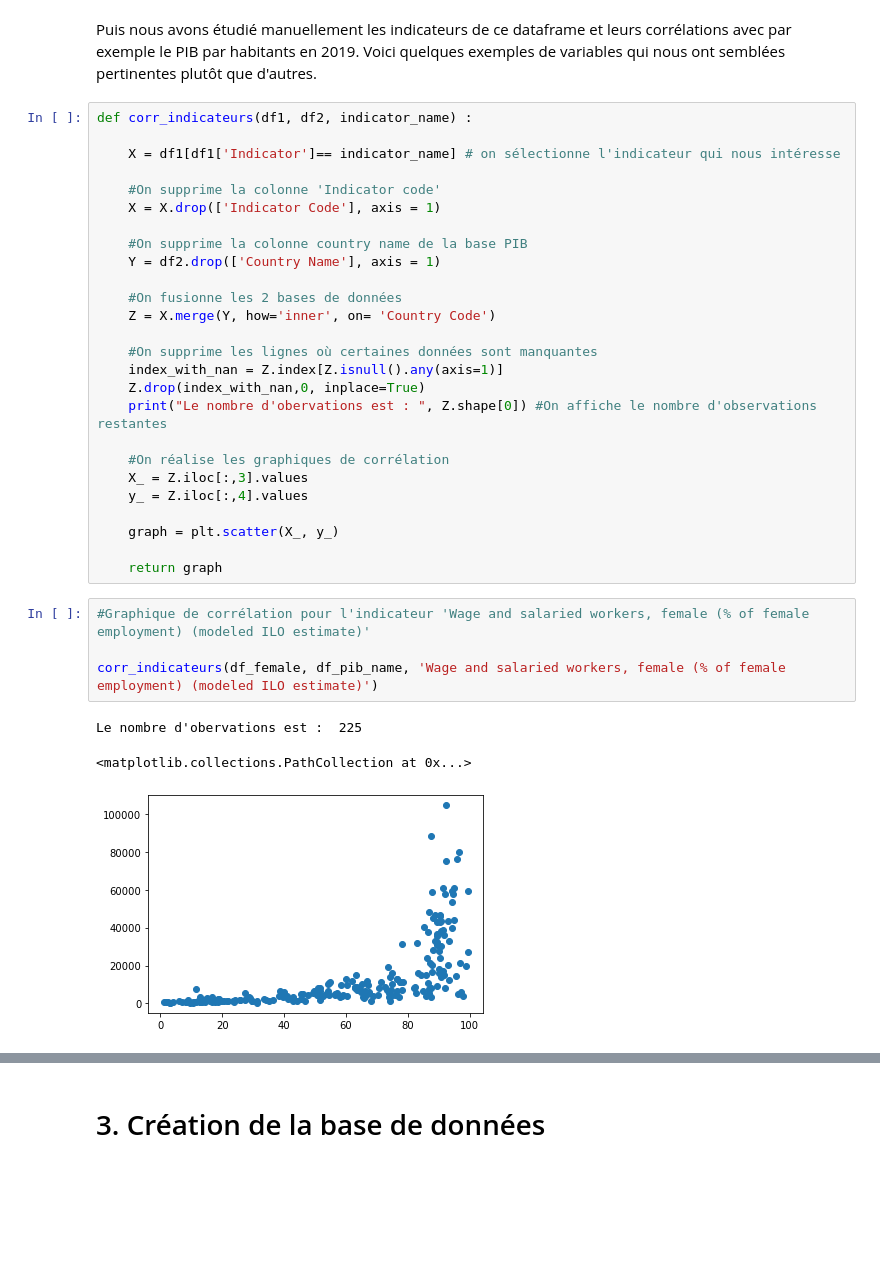
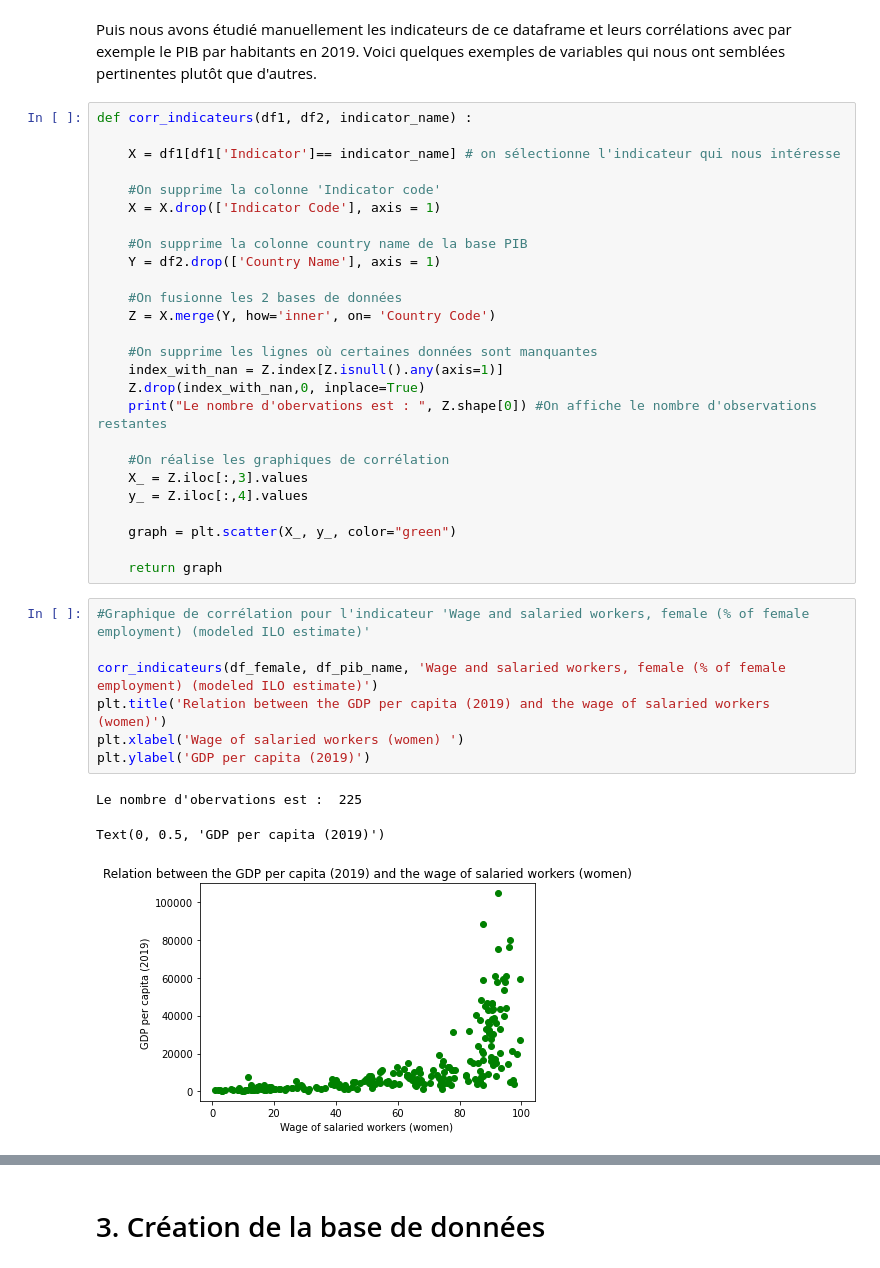
Before and after one commit to cmllbll/Gender-Inequalities-and-Development, a Jupyter notebook: Notebook final.ipynb, the cells around one changed output, grey strips where cells are left out. Drawn from its saved outputs; the diff is of its cells as text; blank space fills up the shorter version.

```diff
--- a/Notebook final.ipynb
+++ b/Notebook final.ipynb
@@ -459,17 +433,20 @@ def corr_indicateurs(df1, df2, indicator_name) :
     X_ = Z.iloc[:,3].values
     y_ = Z.iloc[:,4].values
 
-    graph = plt.scatter(X_, y_)
+    graph = plt.scatter(X_, y_, color="green")
 
     return graph
 # %%
 #Graphique de corrélation pour l'indicateur 'Wage and salaried workers, female (% of female employment) (modeled ILO estimate)'
 
 corr_indicateurs(df_female, df_pib_name, 'Wage and salaried workers, female (% of female employment) (modeled ILO estimate)')
+plt.title('Relation between the GDP per capita (2019) and the wage of salaried workers (women)')
+plt.xlabel('Wage of salaried workers (women) ')
+plt.ylabel('GDP per capita (2019)')
 # %% [output]
 Le nombre d'obervations est :  225
-<matplotlib.collections.PathCollection at 0x...>
+Text(0, 0.5, 'GDP per capita (2019)')
-[figure, old version]
+[figure, new version]
 # %%
 #Graphique de corrélation pour l'indicateur 'Prevalence of anemia among non-pregnant women (% of women ages 15-49)'
 
```
Also changed, not shown: parts of 9 cells of this notebook.
